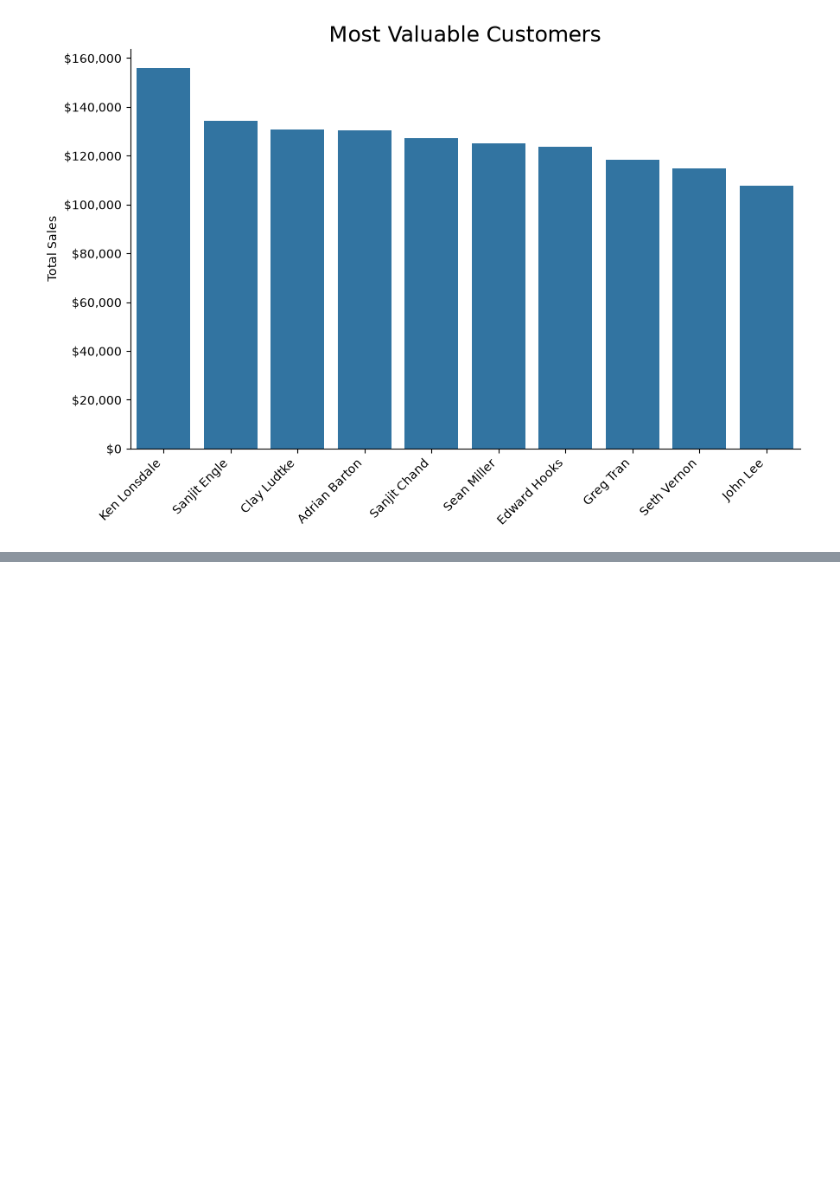
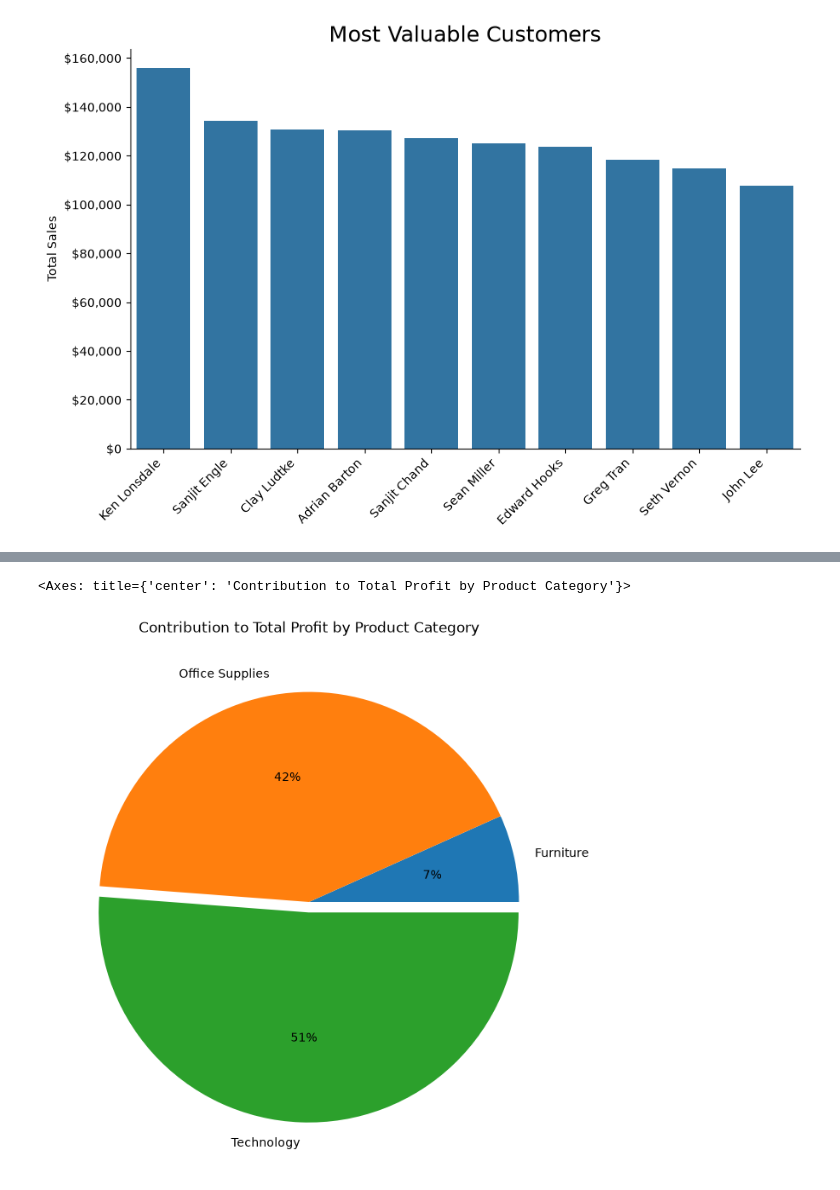
Before and after one commit to JishGorft/CY_DA_Mod3, a Jupyter notebook: Week4/notebooks/superstore_sales_workflow.ipynb, the cells around one changed output, grey strips where cells are left out. Saved outputs shown, nothing was run; the diff lists cells and outputs as text; code cells hidden in the pictures; blank space fills up the shorter version.

```diff
--- a/Week4/notebooks/superstore_sales_workflow.ipynb
+++ b/Week4/notebooks/superstore_sales_workflow.ipynb
@@ -445,0 +465,15 @@ plt.show()
+# %%
+# visualization four code here
+
+gaps=[0,0,0.05]
+
+result3.groupby('category').sum().plot(kind='pie',
+    y='total_profit',
+    figsize=(8,8),
+    autopct='%1.0f%%',
+    explode=gaps,
+    title='Contribution to Total Profit by Product Category',
+    legend=False)
+# %% [output]
+<Axes: title={'center': 'Contribution to Total Profit by Product Category'}>
+[figure, added]
```
Also changed, not shown: parts of 5 cells of this notebook.
